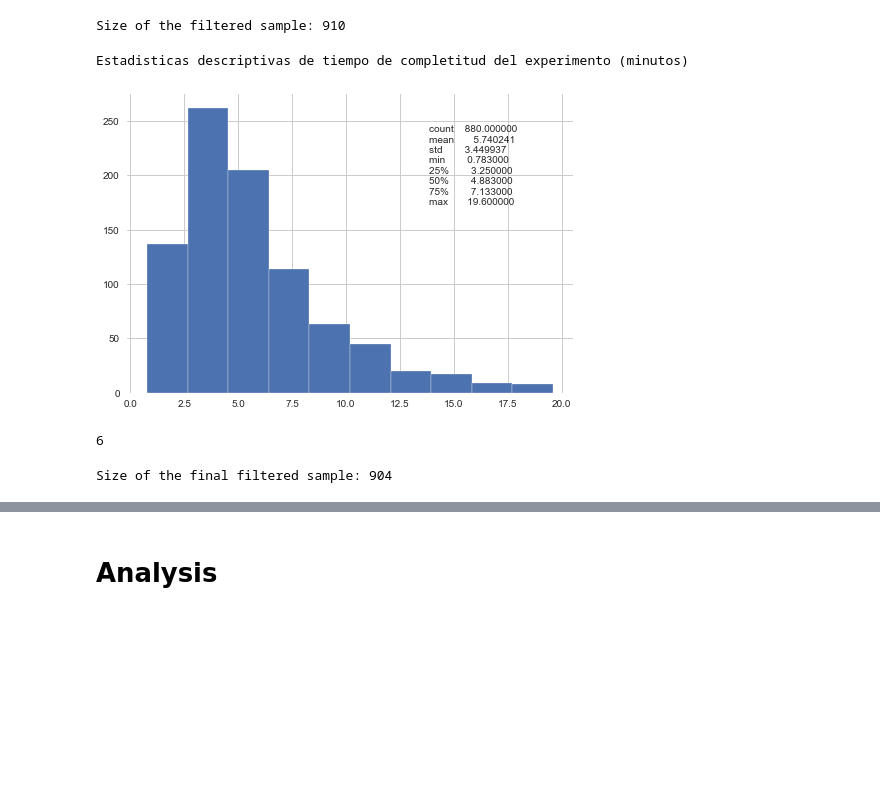
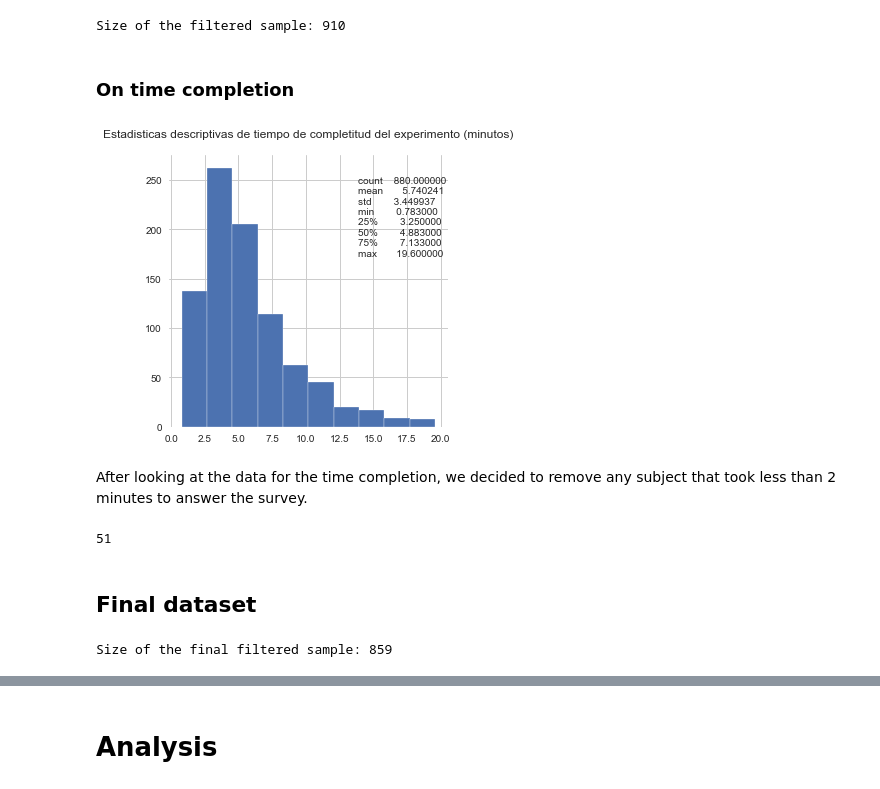
Before and after one commit to social-link-analytics-group-bsc/experiment-platform, a Jupyter notebook: analysis/Socio-demo stats.ipynb, the cells around one changed output, grey strips where cells are left out. Drawn from its saved outputs; the diff is of its cells as text; code cells hidden in the pictures; blank space fills up the shorter version.

```diff
--- a/analysis/Socio-demo stats.ipynb
+++ b/analysis/Socio-demo stats.ipynb
@@ -491,11 +470,16 @@ df_raw['recode_education'] = df_raw['recode_education'].replace(non_uni, 'No uni
 
 # Alternative recoding
 up_to_secondaria = ['Primaria', 'Secundaria', 'No tiene estudios en educación formal']
-up_to_bac_3 = ['Formación Profesional', 'Grado/Licenciatura', 'Bachillerato']
-up_to_university_level = ['Master','Posgrado', 'Doctorado']
+up_to_bac_3 = ['Formación Profesional', 'Bachillerato', 'Cou']
+up_to_university_level = ['Master','Posgrado', 'Doctorado',  'Grado/Licenciatura']
 
 
 # Code as None if not within these categories
 df_raw['recode_education'] = np.where(df_raw['recode_education'].isin(['University studies', 'No university studies']), df_raw['recode_education'], None)
 df_raw.recode_education.value_counts()
+
+df_raw['recode_education2'] = df_raw['dm_education'].replace(up_to_secondaria, 'up_to_secondaria')
+df_raw['recode_education2'] = df_raw['recode_education2'].replace(up_to_bac_3, 'up_to_bac_3')
+df_raw['recode_education2'] = df_raw['recode_education2'].replace(up_to_university_level, 'up_to_university_level')
+df_raw.recode_education2.value_counts().to_frame()
 # %% [output]
@@ -522,8 +502,4 @@ Name: dm_education, dtype: int64
 # %%
-# faf and taf are questions asked if the subject answer 'True' to the news in case of True and Fake news.
-# The faf will then for people who were wrong and the taf for people who were rignt
-var_actions_f = ['faf_compartira_familia_amigos', 'faf_publicara_redes', 'faf_consultara_fuentes', 'faf_aplicara_aprendido', 'faf_no_accion']
-var_actions_t = ['taf_compartira_familia_amigos', 'taf_publicara_redes', 'taf_consultara_fuentes', 'taf_aplicara_aprendido', 'taf_no_accion']
-var_actions = var_actions_f + var_actions_t
-df_raw.loc[:, var_actions] = df_raw.loc[:, var_actions].replace({'checked': True, 'unchecked': False})
-df_raw.loc[:, var_actions].value_counts()
+# There is an issue with some subjects answering the no_action while answering other types of action at the same time
+df_raw['total_checked_f'] = df_raw.loc[:, var_actions_f].isin([True]).sum(axis=1)
+df_raw['total_checked_t'] = df_raw.loc[:, var_actions_t].isin([True]).sum(axis=1)
@@ -543,0 +525,5 @@ Length: 102, dtype: int64
+# %%
+# Drop the subjects when conflicting answer in case of analysing actions.
+
+for x in var_actions_f:
+    df_raw.loc[(df_raw['total_checked_f'] > 1) & (df_raw['faf_no_accion'] == True), x] = np.NaN
@@ -543,0 +551,5 @@ Length: 102, dtype: int64
+# %%
+# Drop the subjects when conflicting answer in case of analysing actions.
+
+for x in var_actions_t:
+    df_raw.loc[(df_raw['total_checked_t'] > 1) & (df_raw['taf_no_accion'] == True), x] = np.NaN
@@ -613,12 +626,14 @@ df = df_raw[got_to_ans]
 print('Size of the filtered sample: {}'.format(df.shape[0]))
 # %% [output]
 Size of the filtered sample: 910
+# %% [markdown]
+### On time completion
 # %%
 # df[df['time_completion_min']<=20]['time_completion_min'].plot.hist()
 fig, ax = plt.subplots()
 ax.hist(df[df['time_completion_min']<=20]['time_completion_min'])
 plt.figtext(0.65,0.6, df[df['time_completion_min']<=20]['time_completion_min'].describe().to_string())
-print("Estadisticas descriptivas de tiempo de completitud del experimento (minutos)\n")
+plt.title("Estadisticas descriptivas de tiempo de completitud del experimento (minutos)\n")
+plt.show()
 # %% [output]
-Estadisticas descriptivas de tiempo de completitud del experimento (minutos)
-[figure, old version]
+[figure, new version]
@@ -627,9 +640,14 @@ Estadisticas descriptivas de tiempo de completitud del experimento (minutos)
+# %% [markdown]
+After looking at the data for the time completion, we decided to remove any subject that took less than 2 minutes to answer the survey.
 # %%
-df[df['time_completion_min'] <= 1]['time_completion_min'].count()
+# Removing the subjects that answer in less or equal to 1 minutes to be sure we get subject that get focused.
+df[df['time_completion_min'] < 2]['time_completion_min'].count()
 # %% [output]
-6
+51
+# %% [markdown]
+## Final dataset
 # %%
-df = df[df['time_completion_min'] > 1]
+df = df[df['time_completion_min'] > 2]
 print('Size of the final filtered sample: {}'.format(df.shape[0]))
 # %% [output]
-Size of the final filtered sample: 904
+Size of the final filtered sample: 859
```
Also changed, not shown: parts of 270 cells of this notebook.
